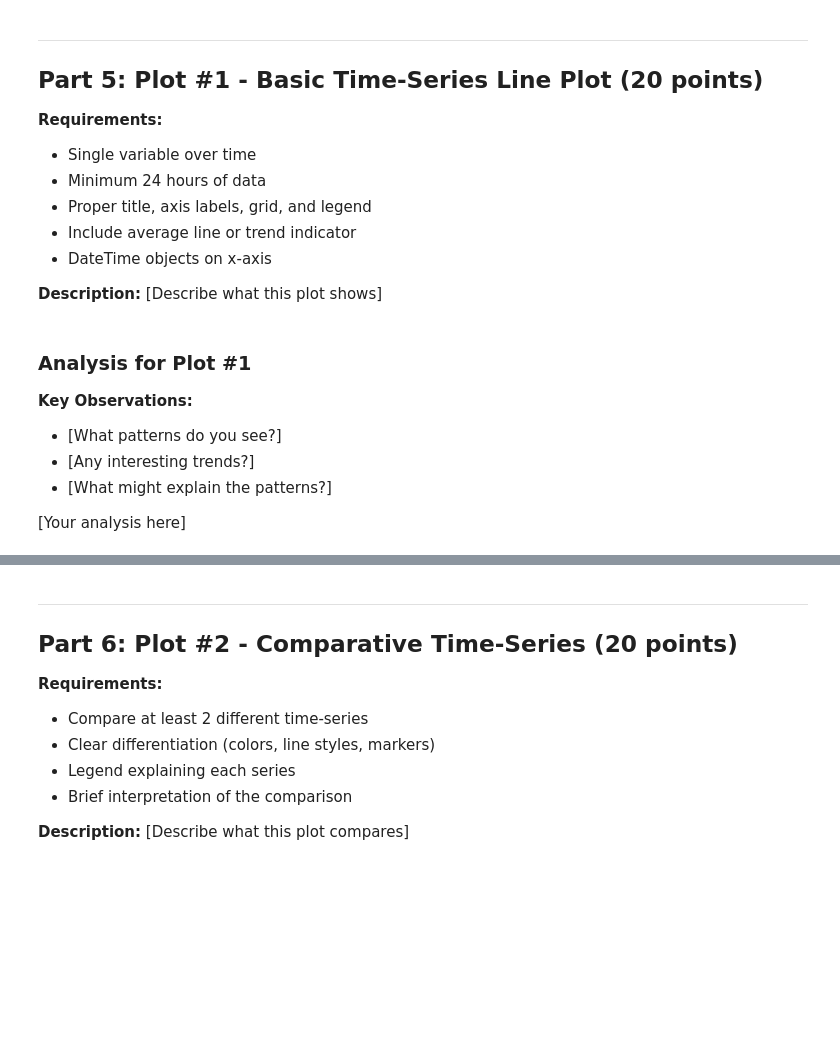
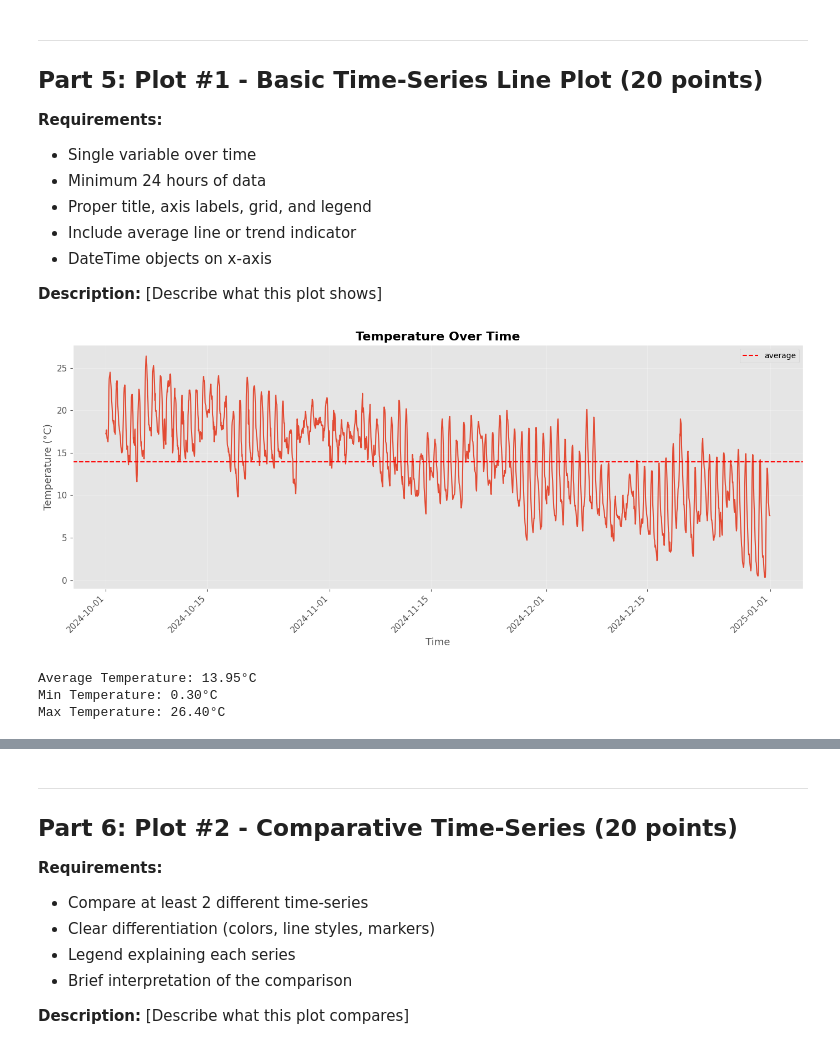
Before and after one commit to 747Chen/Arduino-kit-2, a Jupyter notebook: assignment_prl.ipynb, the cells around one changed output, grey strips where cells are left out. Cells and saved outputs as stored; diff of their text form; code cells hidden in the pictures; blank space fills up the shorter version.

```diff
--- a/assignment_prl.ipynb
+++ b/assignment_prl.ipynb
@@ -126,8 +54,8 @@ time
 # API endpoint and credentials
 # Example for REE API (modify for your chosen API)
 
-API_ENDPOINT = "https://apidatos.ree.es"  # Change if using different API
-API_KEY = "YOUR_API_KEY_HERE"  # Add if your API requires authentication
+API_ENDPOINT = "https://archive-api.open-meteo.com"  # Change if using different API
+# API_KEY = "YOUR_API_KEY_HERE"  # Add if your API requires authentication
 
 # Define headers (modify based on your API)
 headers = {
@@ -270,38 +262,35 @@ print(f"Fetching data from {start_date} to {end_date}...")
 
 **Description:** [Describe what this plot shows]
 # %%
-# TODO: Create your first plot
+# done: Create your first plot
 
 fig, ax = plt.subplots(figsize=(14, 6))
 
 # Plot your data
-# ax.plot(times, values, ...)
+ax.plot(times, values)
 
 # Add average line
-# avg = sum(values) / len(values)
-# ax.axhline(y=avg, ...)
+avg = sum(values) / len(values)
+ax.axhline(y=avg, color='red', linestyle='--', label='average')
 
 # Formatting
-ax.set_title('YOUR TITLE HERE', fontsize=16, fontweight='bold')
+ax.set_title('Temperature Over Time', fontsize=16, fontweight='bold')
 ax.set_xlabel('Time', fontsize=13)
-ax.set_ylabel('YOUR VARIABLE (UNITS)', fontsize=13)
+ax.set_ylabel('Temperature (°C)', fontsize=13)
 ax.legend()
+
 ax.grid(True, alpha=0.3)
 
 plt.xticks(rotation=45, ha='right')
 plt.tight_layout()
 plt.show()
 
 # Print statistics
-# print(f"Average: {avg:.2f}")
-# print(f"Min: {min(values):.2f}")
-# print(f"Max: {max(values):.2f}")
+print(f"Average Temperature: {avg:.2f}°C")
+print(f"Min Temperature: {min(values):.2f}°C")
+print(f"Max Temperature: {max(values):.2f}°C")
+# %% [output]
+[figure, added]
+Average Temperature: 13.95°C
+Min Temperature: 0.30°C
+Max Temperature: 26.40°C
-# %% [markdown]
-### Analysis for Plot #1
-
-**Key Observations:**
-- [What patterns do you see?]
-- [Any interesting trends?]
-- [What might explain the patterns?]
-
-[Your analysis here]
```
Also changed, not shown: parts of 20 cells of this notebook.
